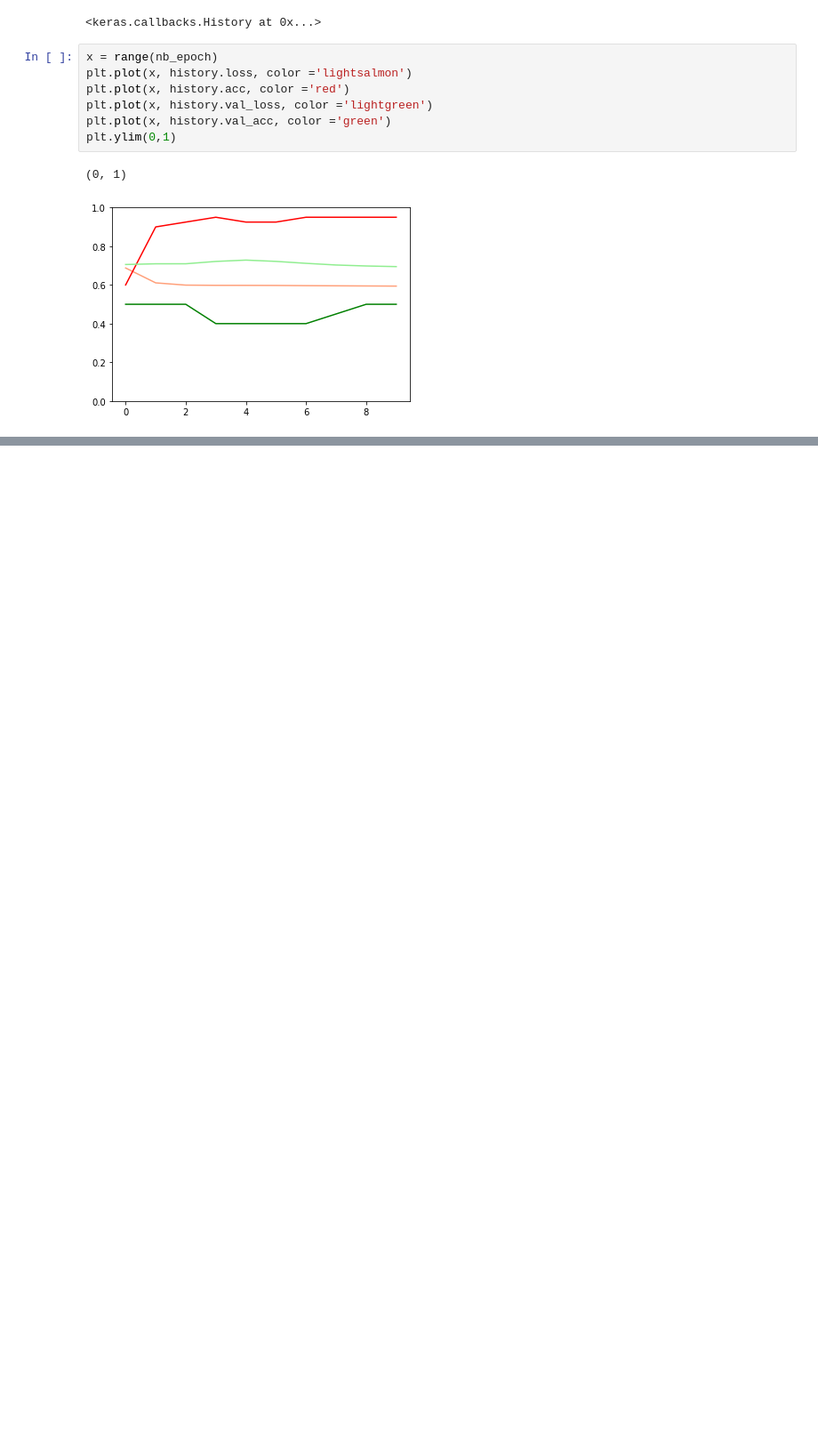
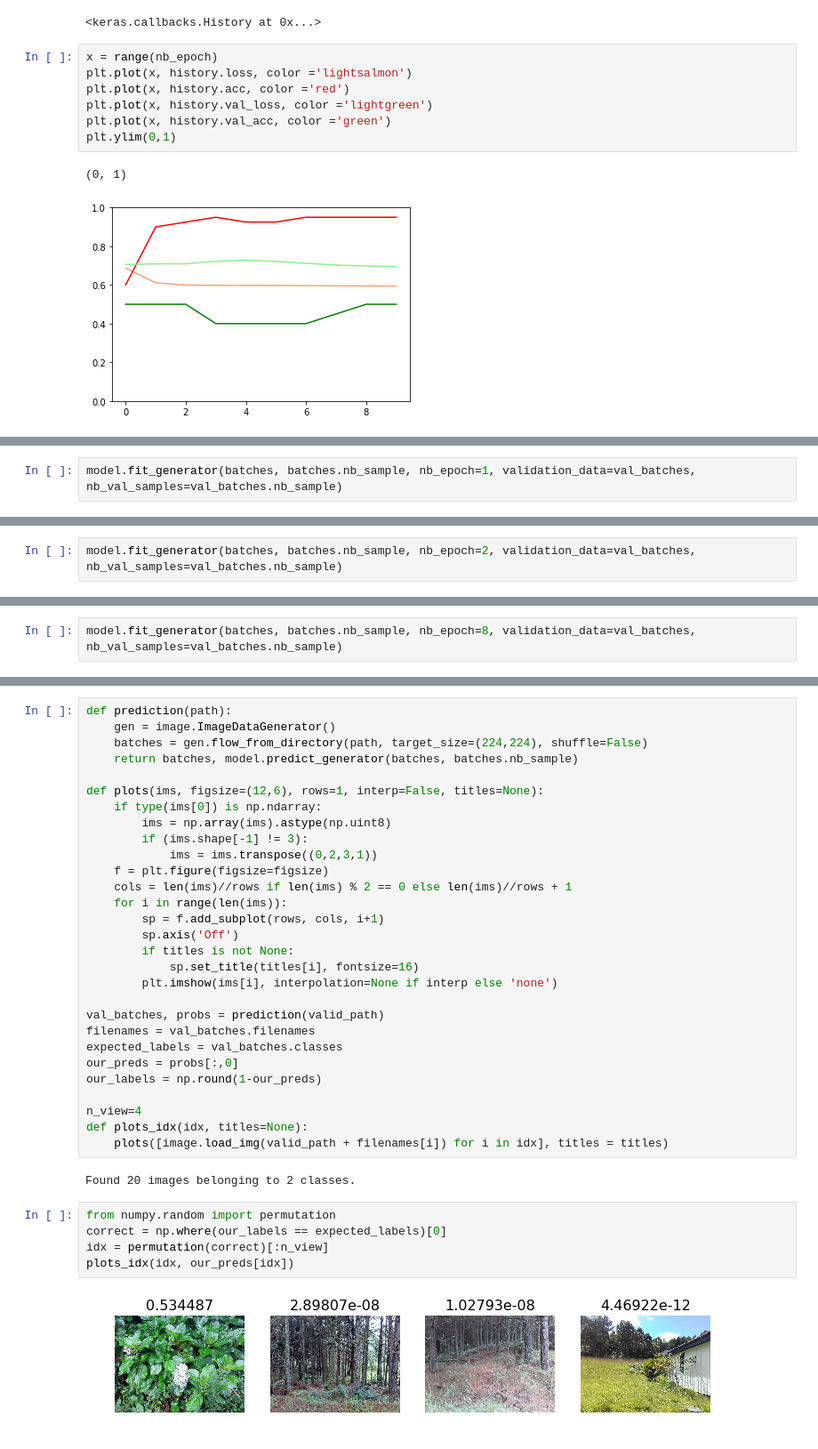
Before and after one commit to sbalk/ifastdiy, a Jupyter notebook: Invasive_species.ipynb, the cells around one changed output, grey strips where cells are left out. Shown at 89% size. Cells and saved outputs as stored; diff of their text form; blank space fills up the shorter version.

Commit message:
Lesson 6 finished, invasive species simple model, vgg and vgg with batchnormalization

```diff
--- a/Invasive_species.ipynb
+++ b/Invasive_species.ipynb
@@ -258,0 +292,2 @@ plt.ylim(0,1)
+# %%
+model.fit_generator(batches, batches.nb_sample, nb_epoch=1, validation_data=val_batches, nb_val_samples=val_batches.nb_sample)
@@ -258,0 +300,2 @@ plt.ylim(0,1)
+# %%
+model.fit_generator(batches, batches.nb_sample, nb_epoch=2, validation_data=val_batches, nb_val_samples=val_batches.nb_sample)
@@ -258,0 +310,2 @@ plt.ylim(0,1)
+# %%
+model.fit_generator(batches, batches.nb_sample, nb_epoch=8, validation_data=val_batches, nb_val_samples=val_batches.nb_sample)
@@ -258,0 +353,38 @@ plt.ylim(0,1)
+# %%
+def prediction(path):
+    gen = image.ImageDataGenerator()
+    batches = gen.flow_from_directory(path, target_size=(224,224), shuffle=False)
+    return batches, model.predict_generator(batches, batches.nb_sample)
+
+def plots(ims, figsize=(12,6), rows=1, interp=False, titles=None):
+    if type(ims[0]) is np.ndarray:
+        ims = np.array(ims).astype(np.uint8)
+        if (ims.shape[-1] != 3):
+            ims = ims.transpose((0,2,3,1))
+    f = plt.figure(figsize=figsize)
+    cols = len(ims)//rows if len(ims) % 2 == 0 else len(ims)//rows + 1
+    for i in range(len(ims)):
+        sp = f.add_subplot(rows, cols, i+1)
+        sp.axis('Off')
+        if titles is not None:
+            sp.set_title(titles[i], fontsize=16)
+        plt.imshow(ims[i], interpolation=None if interp else 'none')
+
+val_batches, probs = prediction(valid_path)
+filenames = val_batches.filenames
+expected_labels = val_batches.classes
+our_preds = probs[:,0]
+our_labels = np.round(1-our_preds)
+
+n_view=4
+def plots_idx(idx, titles=None):
+    plots([image.load_img(valid_path + filenames[i]) for i in idx], titles = titles)
+# %% [output]
+Found 20 images belonging to 2 classes.
+# %%
+from numpy.random import permutation
+correct = np.where(our_labels == expected_labels)[0]
+idx = permutation(correct)[:n_view]
+plots_idx(idx, our_preds[idx])
+# %% [output]
+[figure, added]
```
Also changed, not shown: parts of 57 cells of this notebook, 4 other files.
